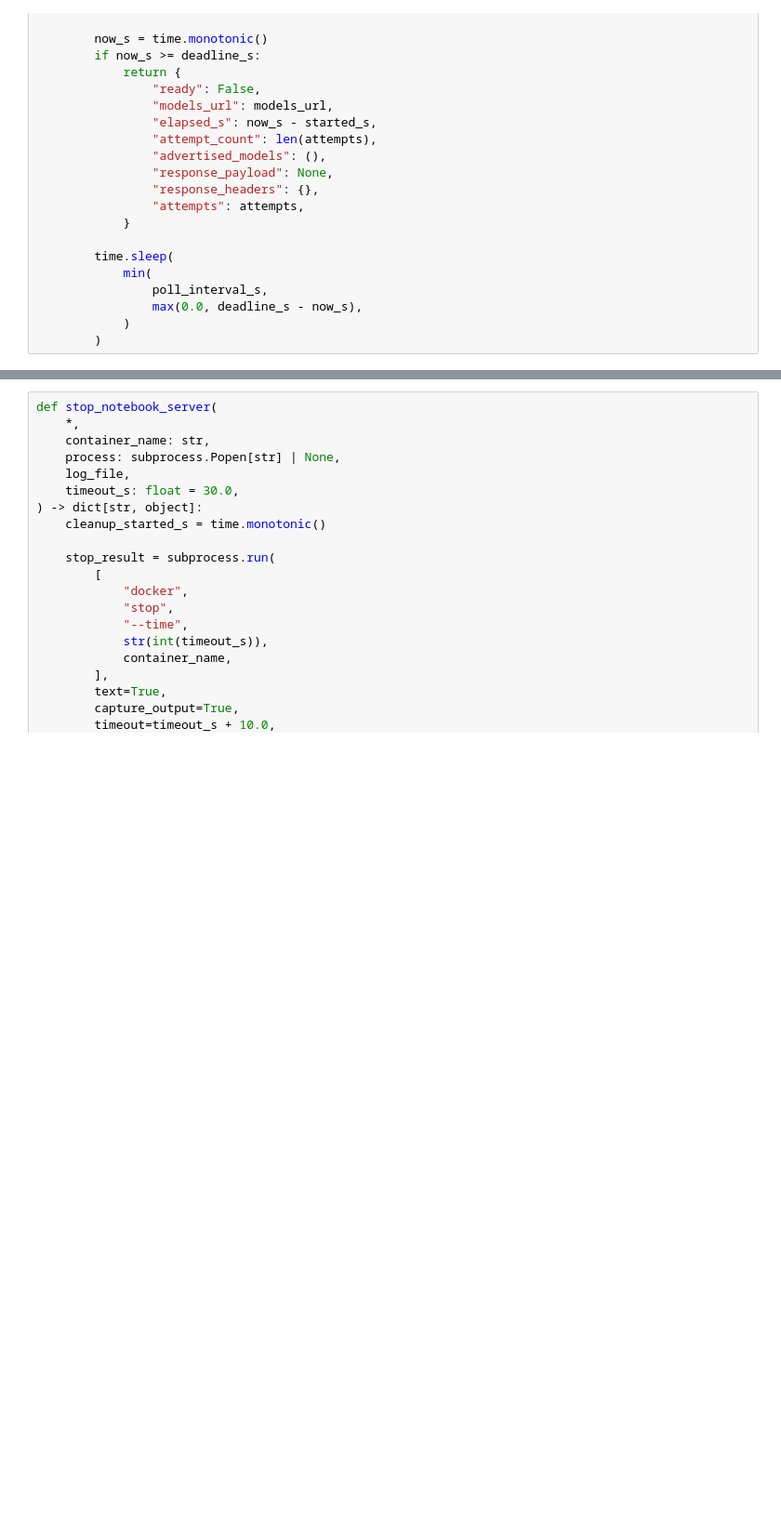
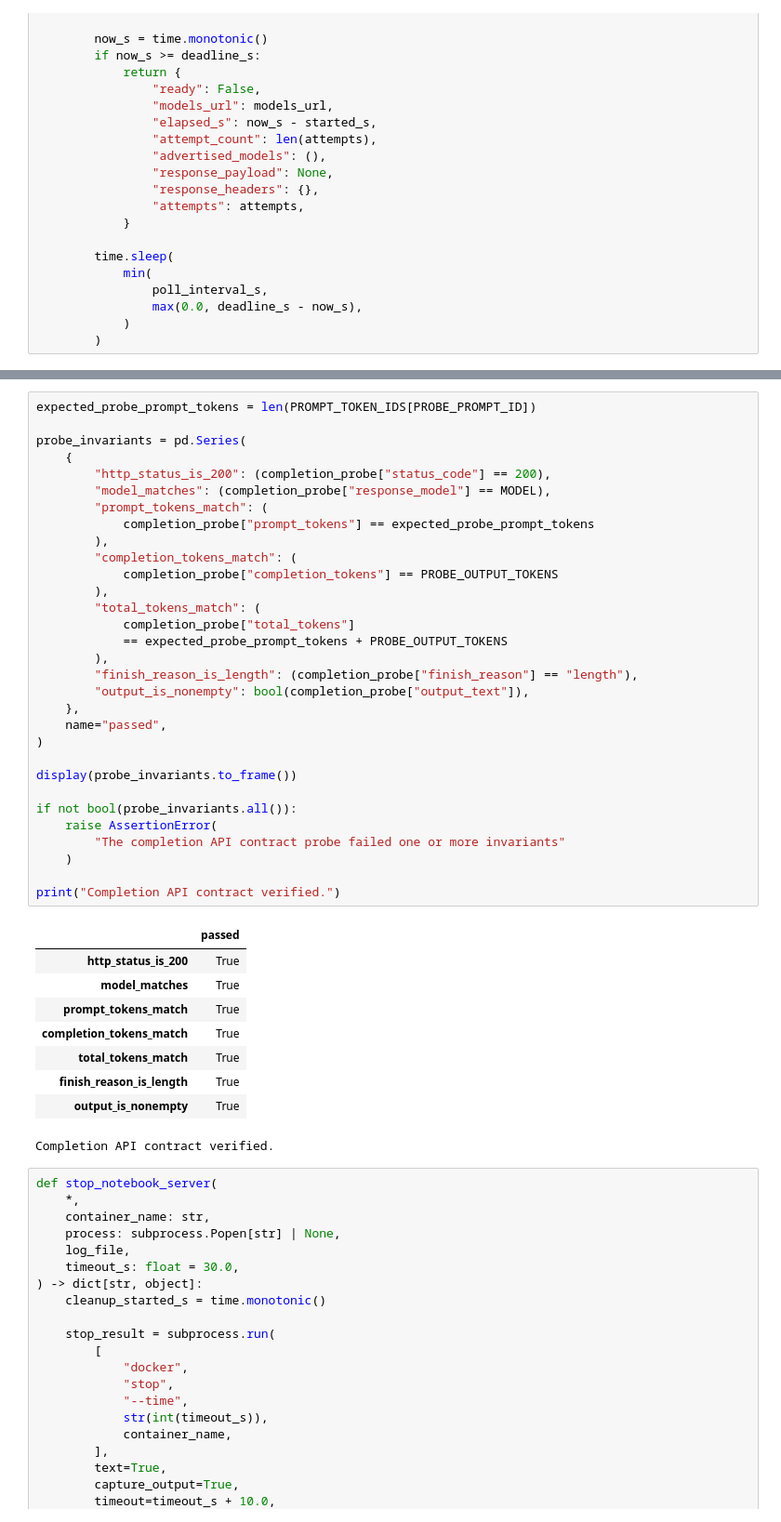
Before and after one commit to coert/dgx-spark-lab, a Jupyter notebook: experiments/01-distributed-inference/01-single-node-inference.ipynb, the cells around one changed output, grey strips where cells are left out. Shown at 93% size. Cells and saved outputs as stored; diff of their text form; blank space fills up the shorter version.

Commit message:
Add completion API contract probe

```diff
--- a/experiments/01-distributed-inference/01-single-node-inference.ipynb
+++ b/experiments/01-distributed-inference/01-single-node-inference.ipynb
@@ -1148,3 +1277,44 @@ print(f"Advertised model verified: {MODEL}")
+# %%
+expected_probe_prompt_tokens = len(PROMPT_TOKEN_IDS[PROBE_PROMPT_ID])
+
+probe_invariants = pd.Series(
+    {
+        "http_status_is_200": (completion_probe["status_code"] == 200),
+        "model_matches": (completion_probe["response_model"] == MODEL),
+        "prompt_tokens_match": (
+            completion_probe["prompt_tokens"] == expected_probe_prompt_tokens
+        ),
+        "completion_tokens_match": (
+            completion_probe["completion_tokens"] == PROBE_OUTPUT_TOKENS
+        ),
+        "total_tokens_match": (
+            completion_probe["total_tokens"]
+            == expected_probe_prompt_tokens + PROBE_OUTPUT_TOKENS
+        ),
+        "finish_reason_is_length": (completion_probe["finish_reason"] == "length"),
+        "output_is_nonempty": bool(completion_probe["output_text"]),
+    },
+    name="passed",
+)
+
+display(probe_invariants.to_frame())
+
+if not bool(probe_invariants.all()):
+    raise AssertionError(
+        "The completion API contract probe failed one or more invariants"
+    )
+
+print("Completion API contract verified.")
+# %% [output]
+|  | passed |
+| http_status_is_200 | True |
+| model_matches | True |
+| prompt_tokens_match | True |
+| completion_tokens_match | True |
+| total_tokens_match | True |
+| finish_reason_is_length | True |
+| output_is_nonempty | True |
+Completion API contract verified.
 # %%
 def stop_notebook_server(
     *,
```
Also changed, not shown: parts of 8 cells of this notebook.
